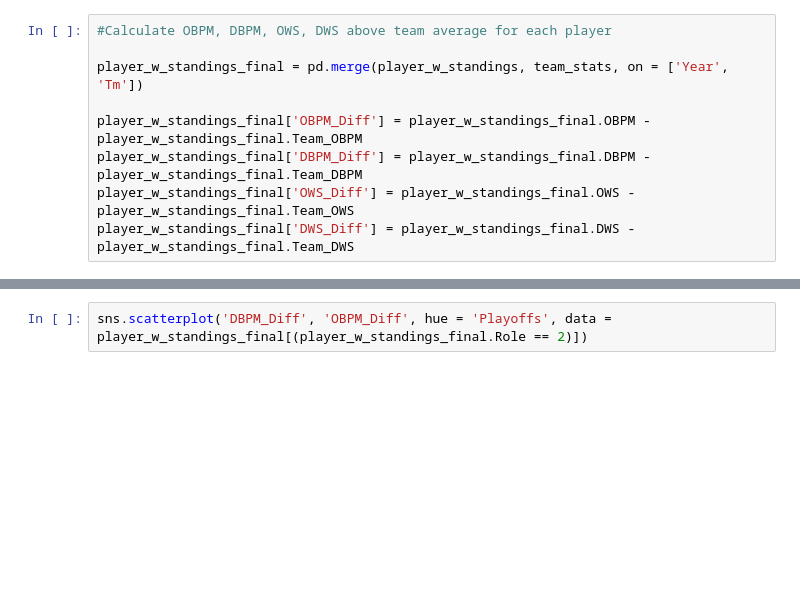
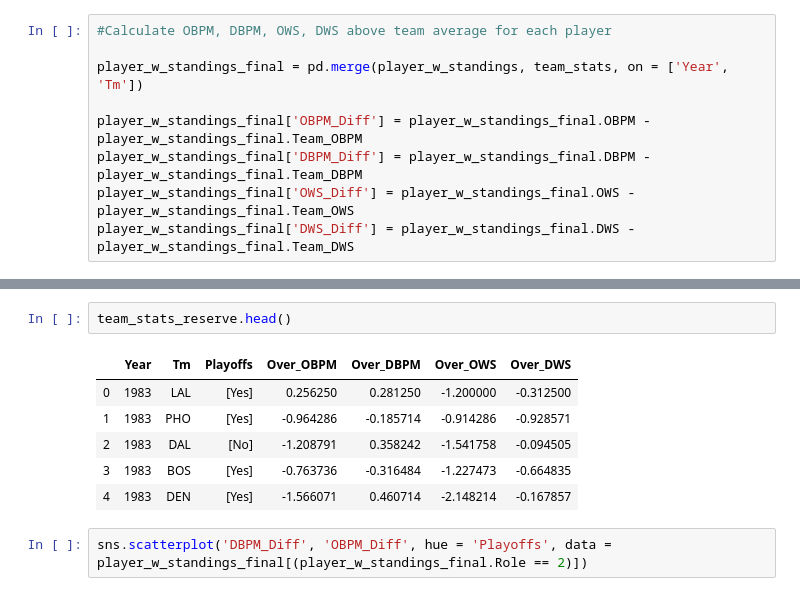
Before and after one commit to nteuthorn/Thinkful_Capstone1, a Jupyter notebook: Capstone 1.ipynb, the cells around one changed output, grey strips where cells are left out. Saved outputs shown, nothing was run; the diff lists cells and outputs as text; blank space fills up the shorter version.

```diff
--- a/Capstone 1.ipynb
+++ b/Capstone 1.ipynb
@@ -364,3 +386,12 @@ sns.scatterplot('DBPM_Diff', 'OBPM_Diff', hue = 'Role', data = player_w_standing
+# %%
+team_stats_reserve.head()
+# %% [output]
+|  | Year | Tm | Playoffs | Over_OBPM | Over_DBPM | Over_OWS | Over_DWS |
+| 0 | 1983 | LAL | [Yes] | 0.256250 | 0.281250 | -1.200000 | -0.312500 |
+| 1 | 1983 | PHO | [Yes] | -0.964286 | -0.185714 | -0.914286 | -0.928571 |
+| 2 | 1983 | DAL | [No] | -1.208791 | 0.358242 | -1.541758 | -0.094505 |
+| 3 | 1983 | BOS | [Yes] | -0.763736 | -0.316484 | -1.227473 | -0.664835 |
+| 4 | 1983 | DEN | [Yes] | -1.566071 | 0.460714 | -2.148214 | -0.167857 |
 # %%
 sns.scatterplot('DBPM_Diff', 'OBPM_Diff', hue = 'Playoffs', data = player_w_standings_final[(player_w_standings_final.Role == 2)])
 # %% [output]
```
Also changed, not shown: parts of 13 cells of this notebook.
